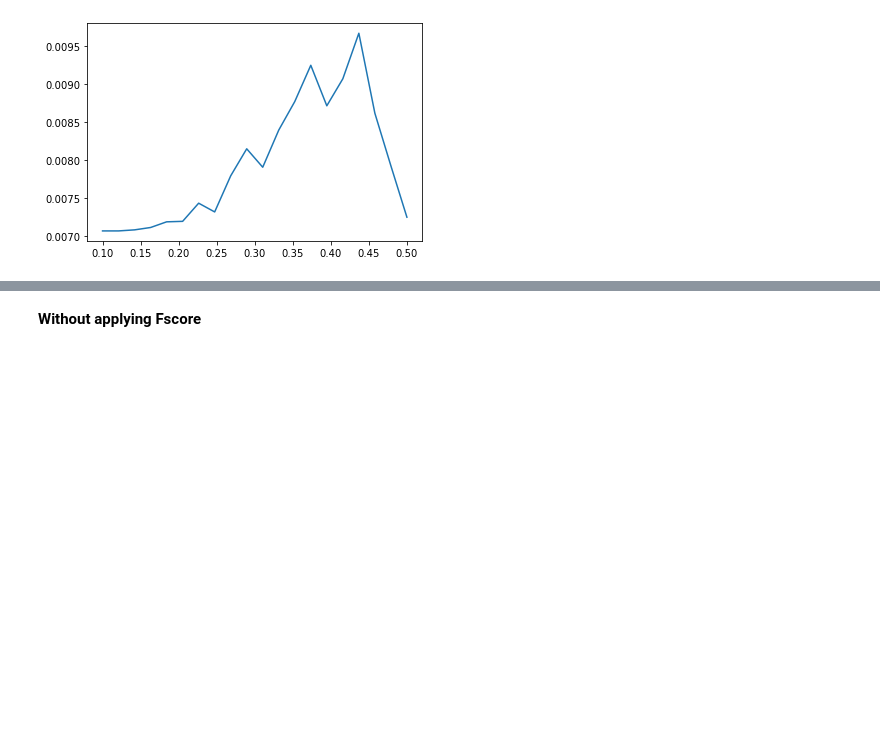
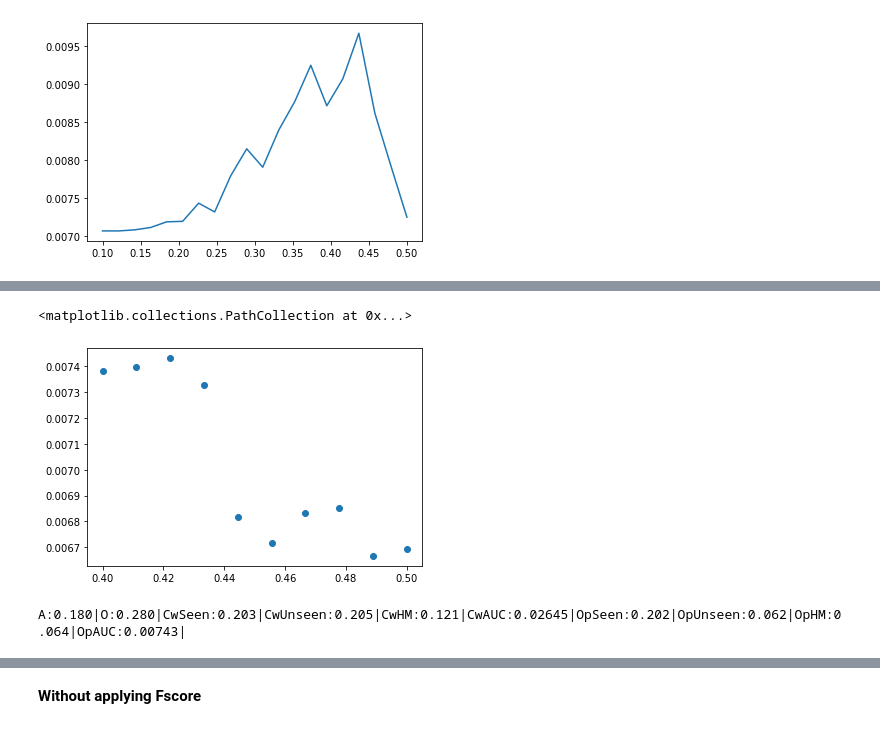
Before and after one commit to WeissZucker/CZSL, a Jupyter notebook: mitstates_tune.ipynb, the cells around one changed output, grey strips where cells are left out. Saved outputs shown, nothing was run; the diff lists cells and outputs as text; code cells hidden in the pictures; blank space fills up the shorter version.

```diff
--- a/mitstates_tune.ipynb
+++ b/mitstates_tune.ipynb
@@ -167,0 +186,31 @@ A:0.180|O:0.280|CwSeen:0.203|CwUnseen:0.143|CwHM:0.102|CwAUC:0.01897|OpSeen:0.20
+# %%
+dset = test_dataloader.dataset
+attrs = dset.attrs
+objs = dset.objs
+w2v_scores = np.zeros((len(attrs), len(objs)))
+for attr_id in range(len(attrs)):
+  for obj_id in range(len(objs)):
+    attr, obj = dset.attrs[attr_id], dset.objs[obj_id]
+    attr, obj = word2vec[attr], word2vec[obj]
+    w2v_scores[attr_id, obj_id] = np.dot(attr, obj)
+# %%
+evaluator = CompoResnetEvaluatorFscore(test_dataloader, 20, 1e-5, './GoogleNews-vectors-negative300.bin')
+# %%
+evaluator.fscore = w2v_scores
+# %%
+results = []
+for t in tqdm.tqdm(np.linspace(0.4, 0.5, 10), total=20):
+  results.append(evaluator.eval_model(compoResnet, t))
+auc = [result[-1][-1] for result in results]
+# %%
+plt.scatter(np.linspace(0.4, 0.5, 10), auc)
+# %% [output]
+<matplotlib.collections.PathCollection at 0x...>
+[figure, added]
+# %%
+obj_acc, attr_acc, report_cw, report_ow = evaluator.eval_model(compoResnet, 0.42)
+
+print('A:{:.3f}|O:{:.3f}|CwSeen:{:.3f}|CwUnseen:{:.3f}|CwHM:{:.3f}|CwAUC:{:.5f}|OpSeen:{:.3f}|OpUnseen:{:.3f}|OpHM:{:.3f}|OpAUC:{:.5f}|'.format(
+  attr_acc, obj_acc, *report_cw, *report_ow))
+# %% [output]
+A:0.180|O:0.280|CwSeen:0.203|CwUnseen:0.205|CwHM:0.121|CwAUC:0.02645|OpSeen:0.202|OpUnseen:0.062|OpHM:0.064|OpAUC:0.00743|
```
Also changed, not shown: parts of 29 cells of this notebook.
